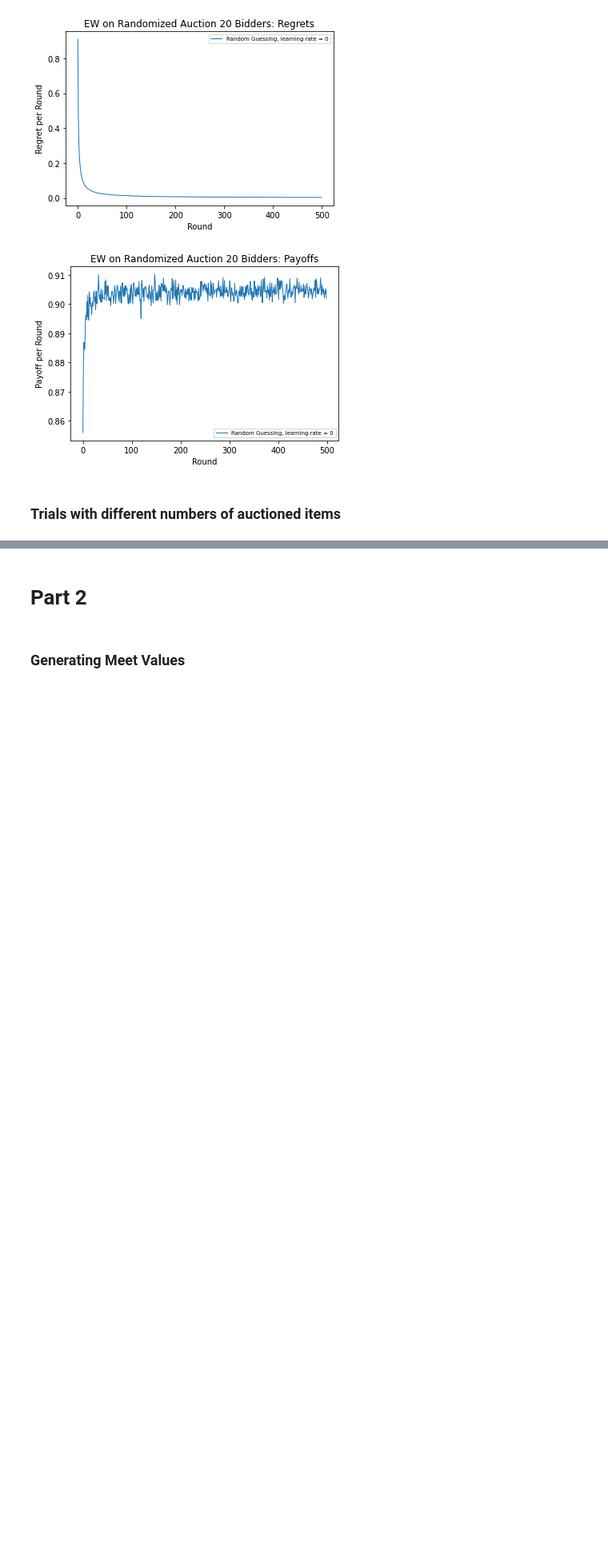
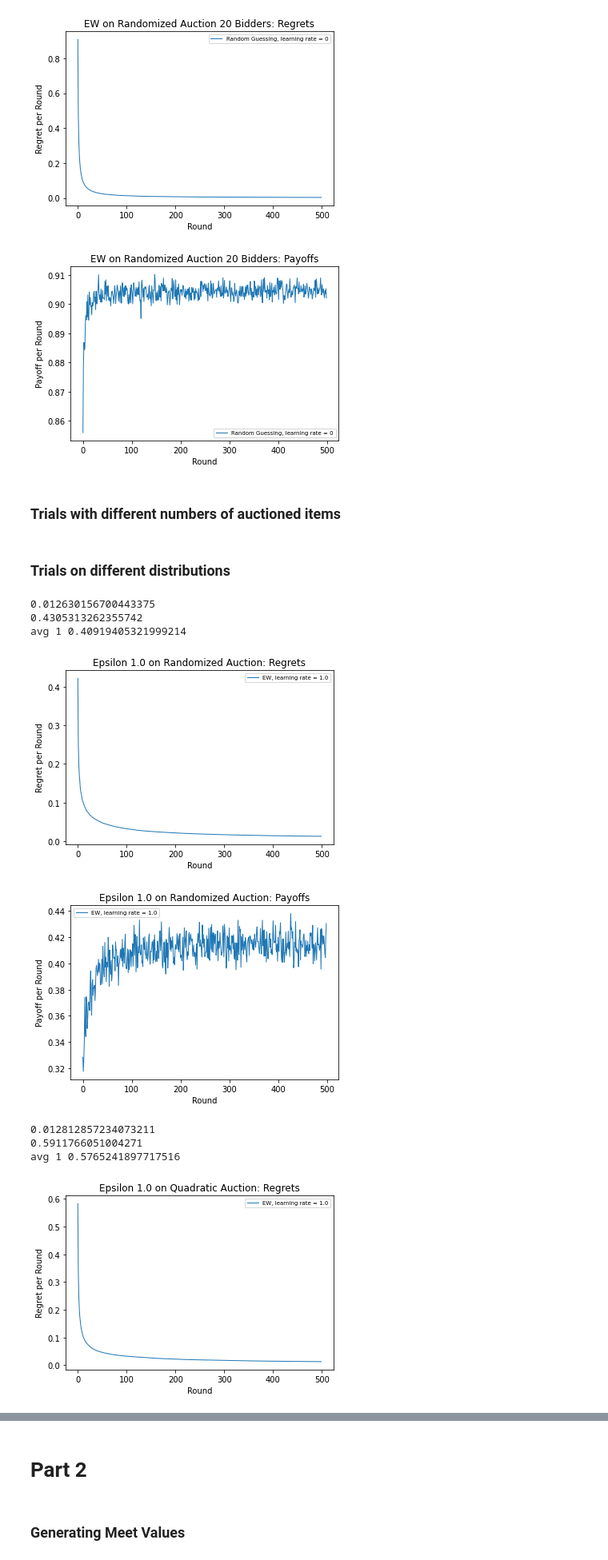
Before and after one commit to BrianGleason/online_markets_report_2, a Jupyter notebook: online_markets_r4/Report4.ipynb, the cells around one changed output, grey strips where cells are left out. Shown: that part at 80% size. Cells and saved outputs as stored; diff of their text form; code cells hidden in the pictures; blank space fills up the shorter version.

Commit message:
added different distributions to part 1

```diff
--- a/online_markets_r4/Report4.ipynb
+++ b/online_markets_r4/Report4.ipynb
@@ -32,7 +32,7 @@ def generate_exponential_bids(num_bidders, num_rounds):
     for index in range(num_bidders):
         if bids_uncapped[index] > 10:
             bids_uncapped[index] = 10
-    return bids_uncapped
+    return bids_uncapped.tolist()
 
 def generate_exponential_bidlist(num_bidders, num_rounds):
     return [generate_exponential_bids(num_bidders, num_rounds) for i in range(num_rounds)]
@@ -573,3 +574,63 @@ print(alg_payoffs[-1])
 print('avg 1', sum(alg_payoffs) / len(alg_payoffs))
 visualize_rounds(alg_regrets, NUM_ROUNDS, 0, "EW on Randomized Auction 5 Bidders 4 Items: Regrets", "Random Guessing", "Randomized Auction", "Regret per Round")
 visualize_rounds(alg_payoffs, NUM_ROUNDS, 0, "EW on Randomized Auction 5 Bidders 4 Items: Payoffs", "Random Guessing", "Randomized Auction", "Payoff per Round")
+# %% [markdown]
+### Trials on different distributions
+# %%
+# 2 bidder random values auction trial Epsilon = 1
+num_bidders = 2
+auction_list = []
+min_payoff, max_payoff = 0, 1
+# perform 500 trials each with 500 rounds and 2 bidders
+for i in range(NUM_TRIALS):
+    auction_list.append(generate_random_bidlist(num_bidders, NUM_ROUNDS))
+price_discretization = generate_linear_discretization(1, 0.01)
+alg = ExponentialWeights(1.0, len(price_discretization))
+alg_regrets, alg_payoffs = auction_trial(alg, auction_list, NUM_ROUNDS, max_payoff, price_discretization)
+print(alg_regrets[-1])
+print(alg_payoffs[-1])
+print('avg 1', sum(alg_payoffs) / len(alg_payoffs))
+visualize_rounds(alg_regrets, NUM_ROUNDS, 1.0, "Epsilon 1.0 on Randomized Auction: Regrets", "EW", "Randomized Auction", "Regret per Round")
+visualize_rounds(alg_payoffs, NUM_ROUNDS, 1.0, "Epsilon 1.0 on Randomized Auction: Payoffs", "EW", "Randomized Auction", "Payoff per Round")
+
+# 2 bidder quadratic values auction trial Epsilon = 1
+num_bidders = 2
+auction_list = []
+min_payoff, max_payoff = 0, 1
+# perform 500 trials each with 500 rounds and 2 bidders
+for i in range(NUM_TRIALS):
+    auction_list.append(generate_quadratic_bidlist(num_bidders, NUM_ROUNDS))
+price_discretization = generate_linear_discretization(1, 0.01)
+alg = ExponentialWeights(1.0, len(price_discretization))
+alg_regrets, alg_payoffs = auction_trial(alg, auction_list, NUM_ROUNDS, max_payoff, price_discretization)
+print(alg_regrets[-1])
+print(alg_payoffs[-1])
+print('avg 1', sum(alg_payoffs) / len(alg_payoffs))
+visualize_rounds(alg_regrets, NUM_ROUNDS, 1.0, "Epsilon 1.0 on Quadratic Auction: Regrets", "EW", "Randomized Auction", "Regret per Round")
+visualize_rounds(alg_payoffs, NUM_ROUNDS, 1.0, "Epsilon 1.0 on Quadratic Auction: Payoffs", "EW", "Randomized Auction", "Payoff per Round")
+
+# 2 bidder exponential values auction trial Epsilon = 1
+num_bidders = 2
+auction_list = []
+min_payoff, max_payoff = 0, 1
+# perform 500 trials each with 500 rounds and 2 bidders
+for i in range(NUM_TRIALS):
+    auction_list.append(generate_exponential_bidlist(num_bidders, NUM_ROUNDS))
+price_discretization = generate_linear_discretization(1, 0.01)
+alg = ExponentialWeights(1.0, len(price_discretization))
+alg_regrets, alg_payoffs = auction_trial(alg, auction_list, NUM_ROUNDS, max_payoff, price_discretization)
+print(alg_regrets[-1])
+print(alg_payoffs[-1])
+print('avg 1', sum(alg_payoffs) / len(alg_payoffs))
+visualize_rounds(alg_regrets, NUM_ROUNDS, 1.0, "Epsilon 1.0 on Exponential Auction: Regrets", "EW", "Randomized Auction", "Regret per Round")
+visualize_rounds(alg_payoffs, NUM_ROUNDS, 1.0, "Epsilon 1.0 on Exponential Auction: Payoffs", "EW", "Randomized Auction", "Payoff per Round")
+# %% [output]
+0.012630156700443375
+0.4305313262355742
+avg 1 0.40919405321999214
+[figure, added]
+[figure, added]
+0.012812857234073211
+0.5911766051004271
+avg 1 0.5765241897717516
+[figure, added]
```
Also changed, not shown: parts of 3 cells of this notebook, 3 other files.
